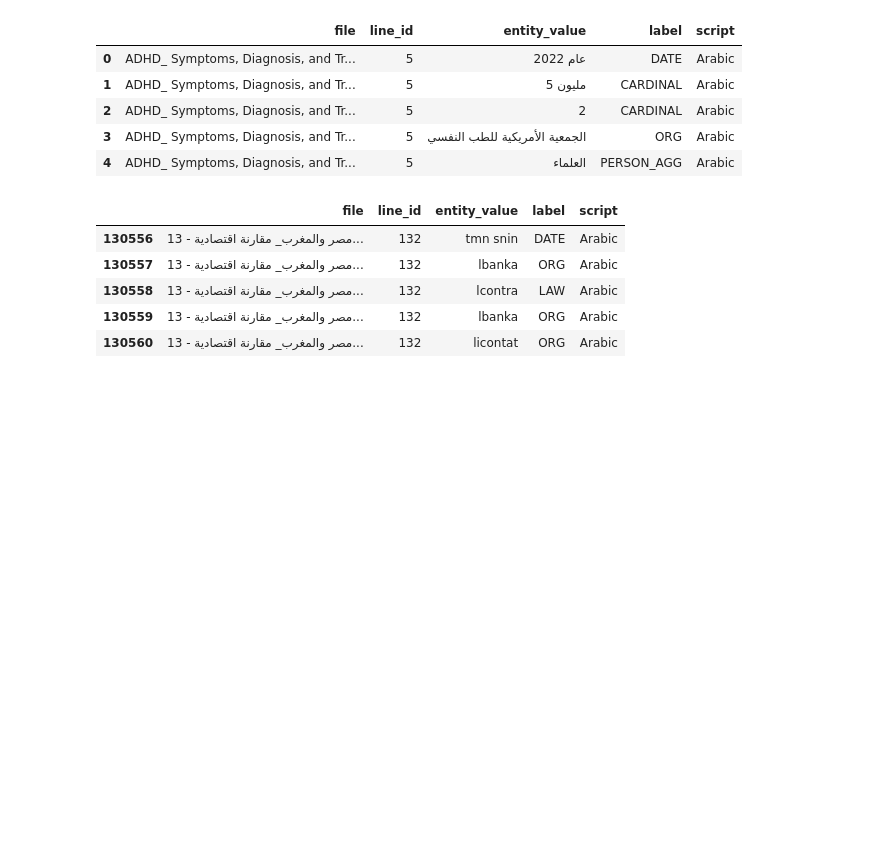
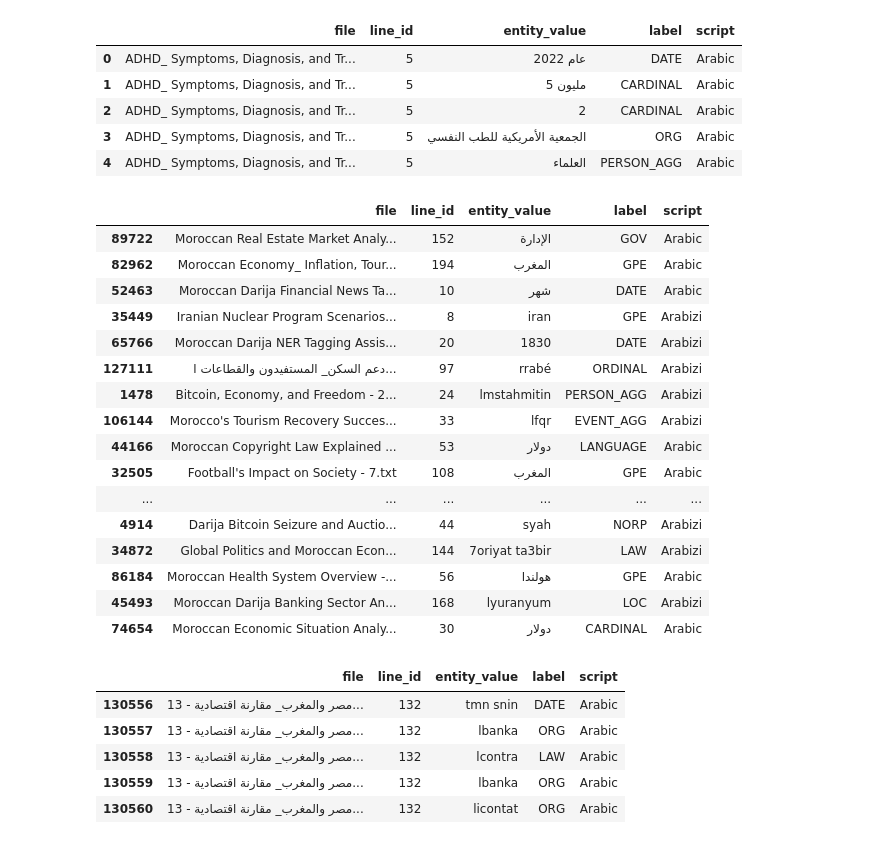
Before and after one commit to AmineKL-dev/projet-NER-darija, a Jupyter notebook: notebook/Analyse_exploitable.ipynb, the cells around one changed output. Saved outputs shown, nothing was run; the diff lists cells and outputs as text; code cells hidden in the pictures; blank space fills up the shorter version.

```diff
--- a/notebook/Analyse_exploitable.ipynb
+++ b/notebook/Analyse_exploitable.ipynb
@@ -107,6 +127,26 @@ df2.head()
 | 2 | ADHD_ Symptoms, Diagnosis, and Tr... | 5 | 2 | CARDINAL | Arabic |
 | 3 | ADHD_ Symptoms, Diagnosis, and Tr... | 5 | الجمعية الأمريكية للطب النفسي | ORG | Arabic |
 | 4 | ADHD_ Symptoms, Diagnosis, and Tr... | 5 | العلماء | PERSON_AGG | Arabic |
+# %%
+df2.sample(20)
+# %% [output]
+|  | file | line_id | entity_value | label | script |
+| 89722 | Moroccan Real Estate Market Analy... | 152 | الإدارة | GOV | Arabic |
+| 82962 | Moroccan Economy_ Inflation, Tour... | 194 | المغرب | GPE | Arabic |
+| 52463 | Moroccan Darija Financial News Ta... | 10 | شهر | DATE | Arabic |
+| 35449 | Iranian Nuclear Program Scenarios... | 8 | iran | GPE | Arabizi |
+| 65766 | Moroccan Darija NER Tagging Assis... | 20 | 1830 | DATE | Arabizi |
+| 127111 | دعم السكن_ المستفيدون والقطاعات ا... | 97 | rrabé | ORDINAL | Arabizi |
+| 1478 | Bitcoin, Economy, and Freedom - 2... | 24 | lmstahmitin | PERSON_AGG | Arabizi |
+| 106144 | Morocco's Tourism Recovery Succes... | 33 | lfqr | EVENT_AGG | Arabizi |
+| 44166 | Moroccan Copyright Law Explained ... | 53 | دولار | LANGUAGE | Arabic |
+| 32505 | Football's Impact on Society - 7.txt | 108 | المغرب | GPE | Arabic |
+| ... | ... | ... | ... | ... | ... |
+| 4914 | Darija Bitcoin Seizure and Auctio... | 44 | syah | NORP | Arabizi |
+| 34872 | Global Politics and Moroccan Econ... | 144 | 7oriyat ta3bir | LAW | Arabizi |
+| 86184 | Moroccan Health System Overview -... | 56 | هولندا | GPE | Arabic |
+| 45493 | Moroccan Darija Banking Sector An... | 168 | lyuranyum | LOC | Arabizi |
+| 74654 | Moroccan Economic Situation Analy... | 30 | دولار | CARDINAL | Arabic |
 # %%
 df2.tail()
 # %% [output]
```
Also changed, not shown: parts of 18 cells of this notebook, 1 other file.
